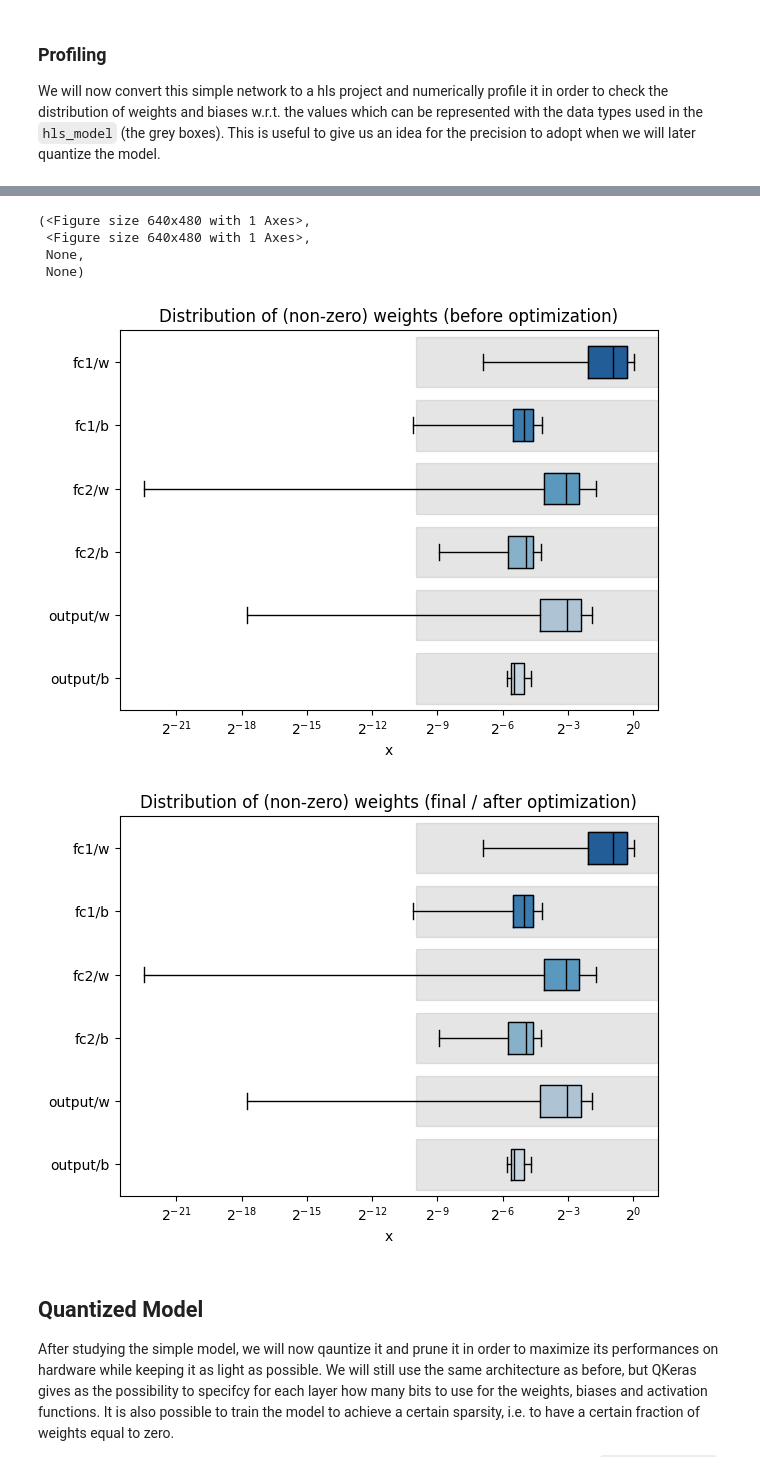
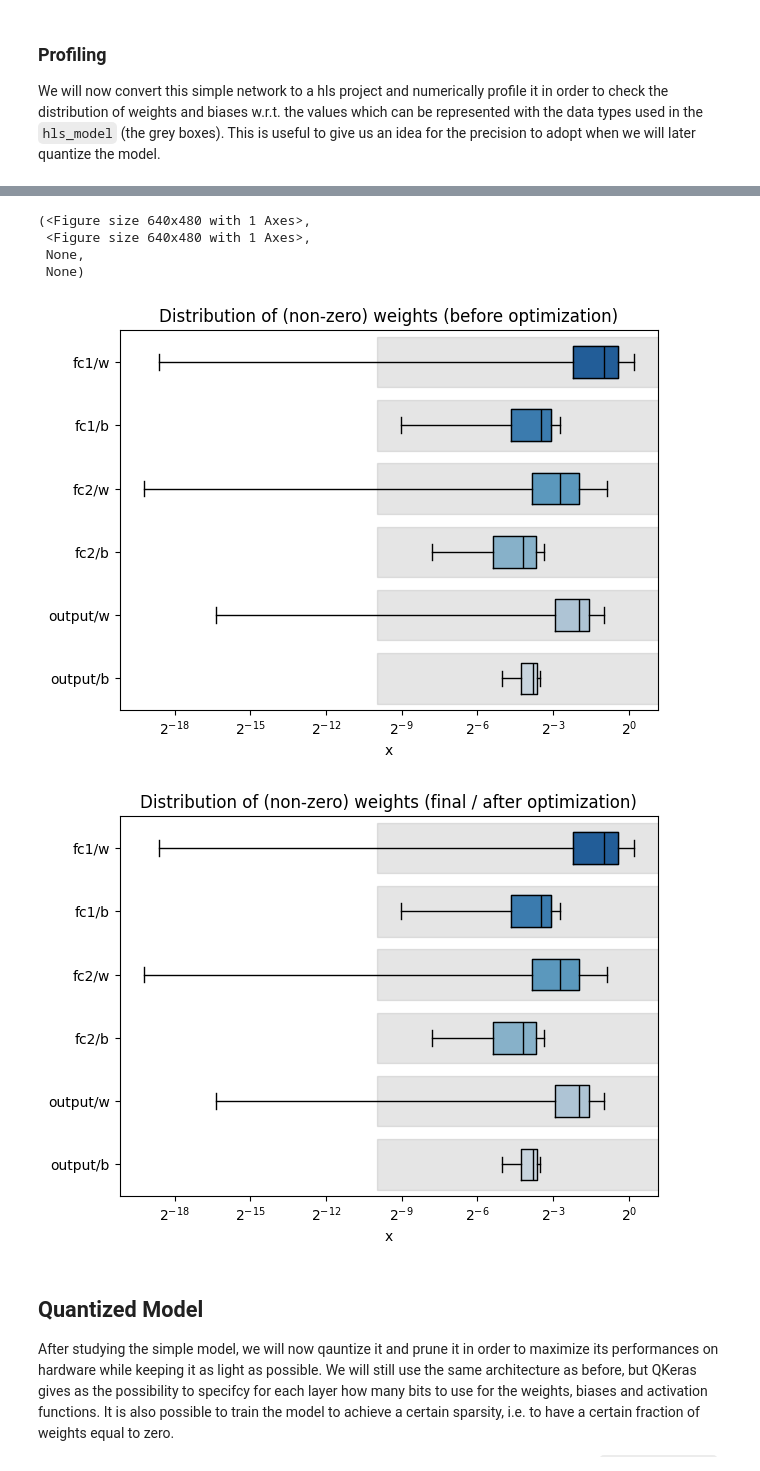
Before and after one commit to andread3vita/NeuralNetworkFPGA, a Jupyter notebook: hls4ml/Presentation.ipynb, the cells around one changed output, grey strips where cells are left out. Drawn from its saved outputs; the diff is of its cells as text; code cells hidden in the pictures.

```diff
--- a/hls4ml/Presentation.ipynb
+++ b/hls4ml/Presentation.ipynb
@@ -88,8 +102,9 @@ Y = to_categorical(Y, n_positions)
 X_train_val, X_test, Y_train_val, Y_test = train_test_split(X, Y, test_size=0.15, random_state=42)
 X_train, X_val, Y_train, Y_val = train_test_split(X_train_val, Y_train_val, test_size=0.18, random_state=42)
 
-scaler = StandardScaler()
-X_train = scaler.fit_transform(X_train)
-X_val   = scaler.fit_transform(X_val)
+scaler = MinMaxScaler()
+scaler.fit(X)
+X_train = scaler.transform(X_train)
+X_val   = scaler.transform(X_val)
 X_test  = scaler.transform(X_test)
 # %% [markdown]
@@ -185,9 +200,9 @@ def train_net(model, outputDir, load=False,
 
 
 load = True
-s_model = train_net(s_model, f'{model_dir}/{output_dir}/simple_model', load,
+s_model = train_net(s_model, f'{model_dir}/{output_dir}/base_model', load,
                     X_train, Y_train, X_val, Y_val,
-                    batch_size=100, pruning=None)
+                    batch_size=100, epochs=150, pruning=None)
 # %% [markdown]
 Let's check the accuracy of this model:
 # %%
@@ -204,7 +219,8 @@ We will now convert this simple network to a hls project and numerically profile
 # %%
 s_config = hls4ml.utils.config_from_keras_model(s_model, granularity='name')
 hls_simple = hls4ml.converters.convert_from_keras_model(
-        s_model, hls_config=s_config, output_dir=f'{model_dir}/{output_dir}/simple_model/{prj_dir}', part='xc7a35tcsg324', backend='Vivado'
+        s_model, hls_config=s_config, output_dir=f'{model_dir}/{output_dir}/base_model/{prj_dir}', part='xc7a35tcsg324',
+        backend='Vivado', project_name='NN_base'
     )
 hls4ml.model.profiling.numerical(model=s_model, hls_model=hls_simple)
 # %% [output]
@@ -219,18 +235,18 @@ Layer name: output, layer type: Dense, input shapes: [[None, 50]], output shape:
 Layer name: softmax, layer type: Softmax, input shapes: [[None, 3]], output shape: [None, 3]
 Interpreting Sequential
 Topology:
 Layer name: fc1_input, layer type: InputLayer, input shapes: [[None, 3]], output shape: [None, 3]
 ... (15 lines left out)
 Layer name: softmax, layer type: Softmax, input shapes: [[None, 3]], output shape: [None, 3]
 Creating HLS model
 Profiling weights (before optimization)
 Profiling weights (final / after optimization)
 (<Figure size 640x480 with 1 Axes>,
  <Figure size 640x480 with 1 Axes>,
  None,
  None)
-[figure, old version]
+[figure, new version]
-[figure, old version]
+[figure, new version]
 # %% [markdown]
 ## Quantized Model
 
```
Also changed, not shown: parts of 15 cells of this notebook.
